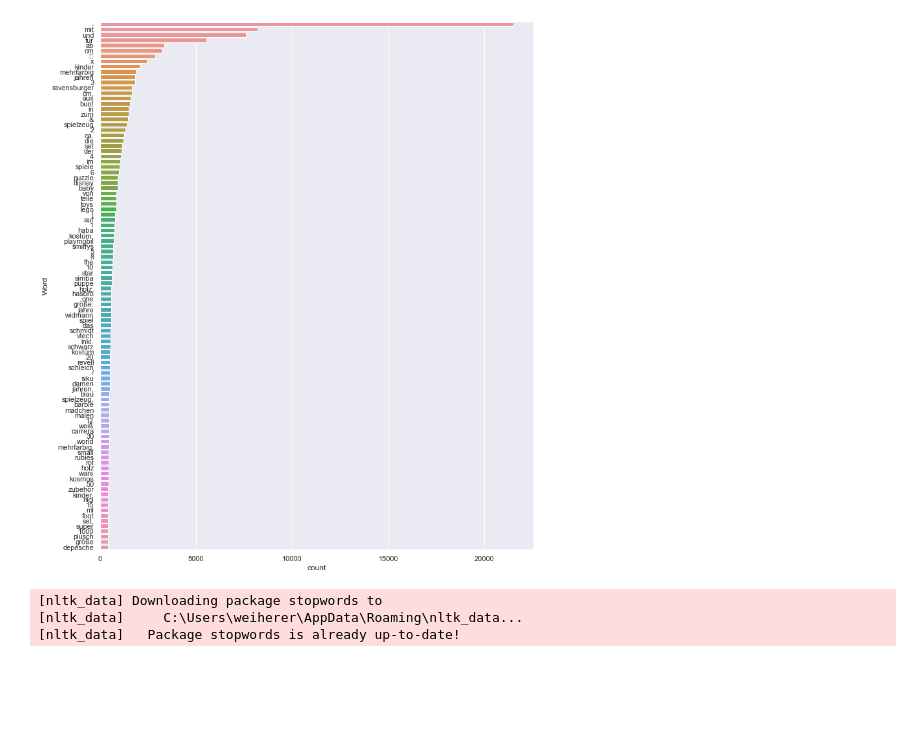
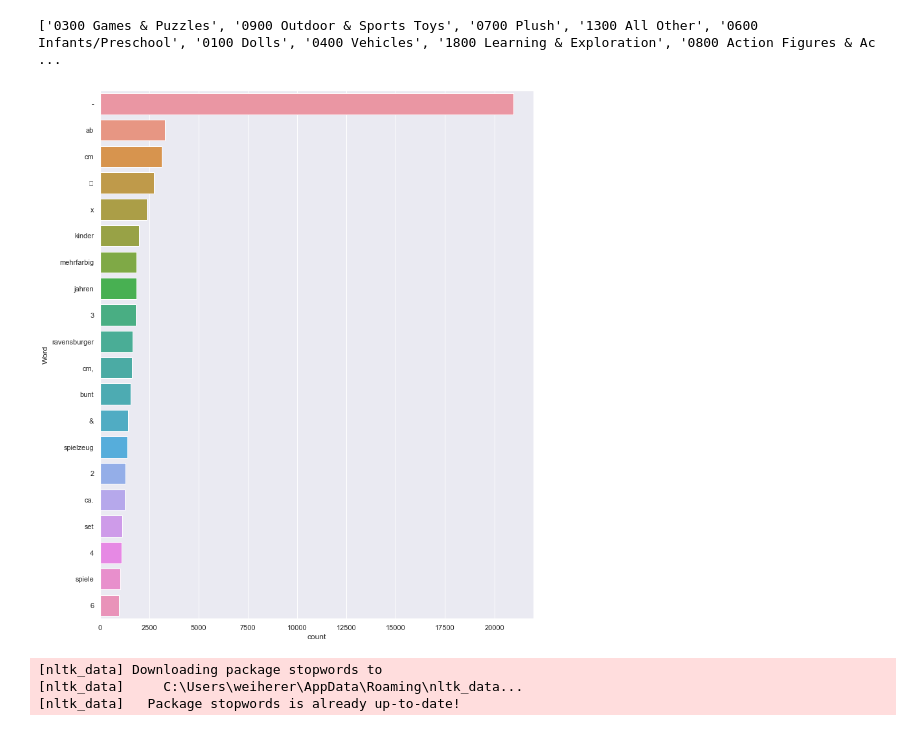
Before and after one commit to RageJohnny/ml_workshops, a Jupyter notebook: Natural_Language_Processing_Project_Categorization.ipynb, the cells around one changed output. Saved outputs shown, nothing was run; the diff lists cells and outputs as text; code cells hidden in the pictures; blank space fills up the shorter version.

```diff
--- a/Natural_Language_Processing_Project_Categorization.ipynb
+++ b/Natural_Language_Processing_Project_Categorization.ipynb
@@ -54,23 +85,30 @@ data.head()
+# %%
+categories = []
+categories = data.Category.unique().tolist()
+
+print(categories)
+# %% [output]
+['0300 Games & Puzzles', '0900 Outdoor & Sports Toys', '0700 Plush', '1300 All Other', '0600 Infants/Preschool', '0100 Dolls', '0400 Vehicles', '1800 Learning & Exploration', '0800 Action Figures & Ac ...
 # %%
 def freq_words(x, terms = 30):
   all_words = ' '.join([text for text in x])
   all_words = all_words.split()
   fdist = nltk.FreqDist(all_words)
   words_df = pd.DataFrame({'word':list(fdist.keys()), 'count':list(fdist.values())})
 
   # selecting top 20 most frequent words
   d = words_df.nlargest(columns="count", n = terms)
 
   # visualize words and frequencies
   plt.figure(figsize=(12,15))
   ax = sns.barplot(data=d, x= "count", y = "word")
   ax.set(ylabel = 'Word')
   plt.show()
 
 # print 100 most frequent words
-freq_words(data['Clean_name'], 100)
+freq_words(data['Clean_name'], 20)
 # %% [output]
-[figure, old version]
+[figure, new version]
 # %%
 nltk.download('stopwords')
 # %% [output]
```
Also changed, not shown: parts of 20 cells of this notebook, 2 other files.
